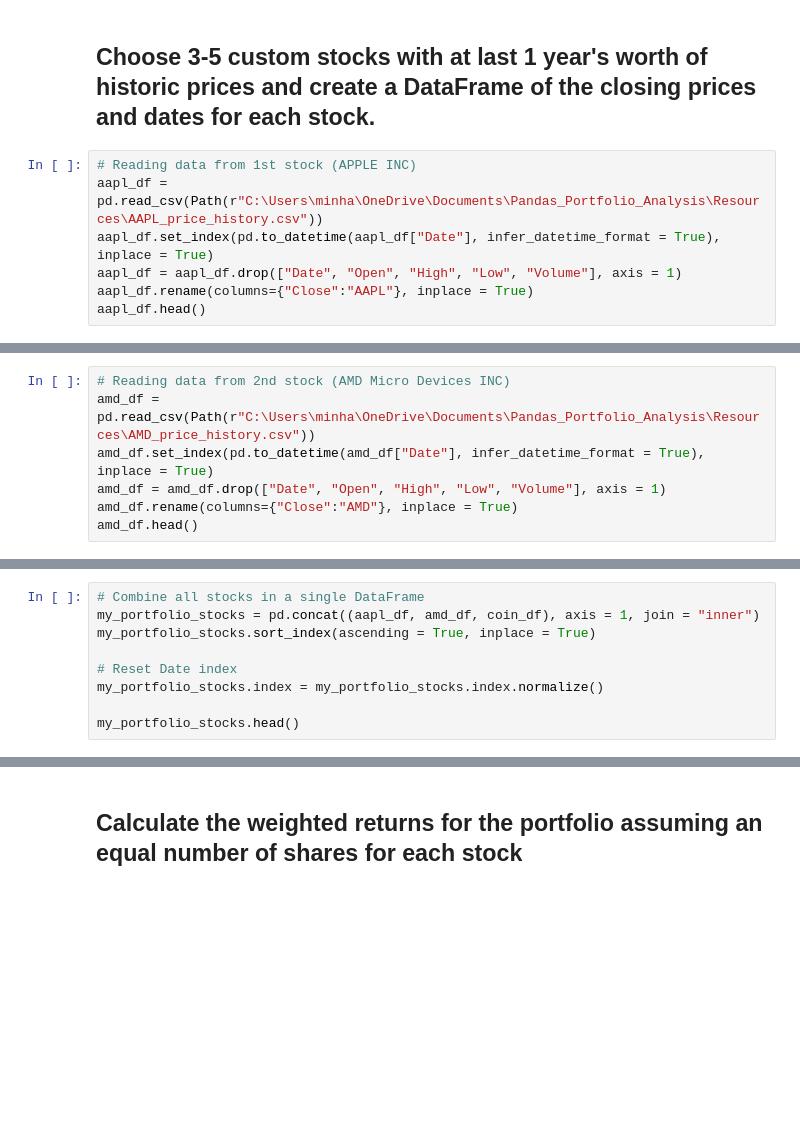
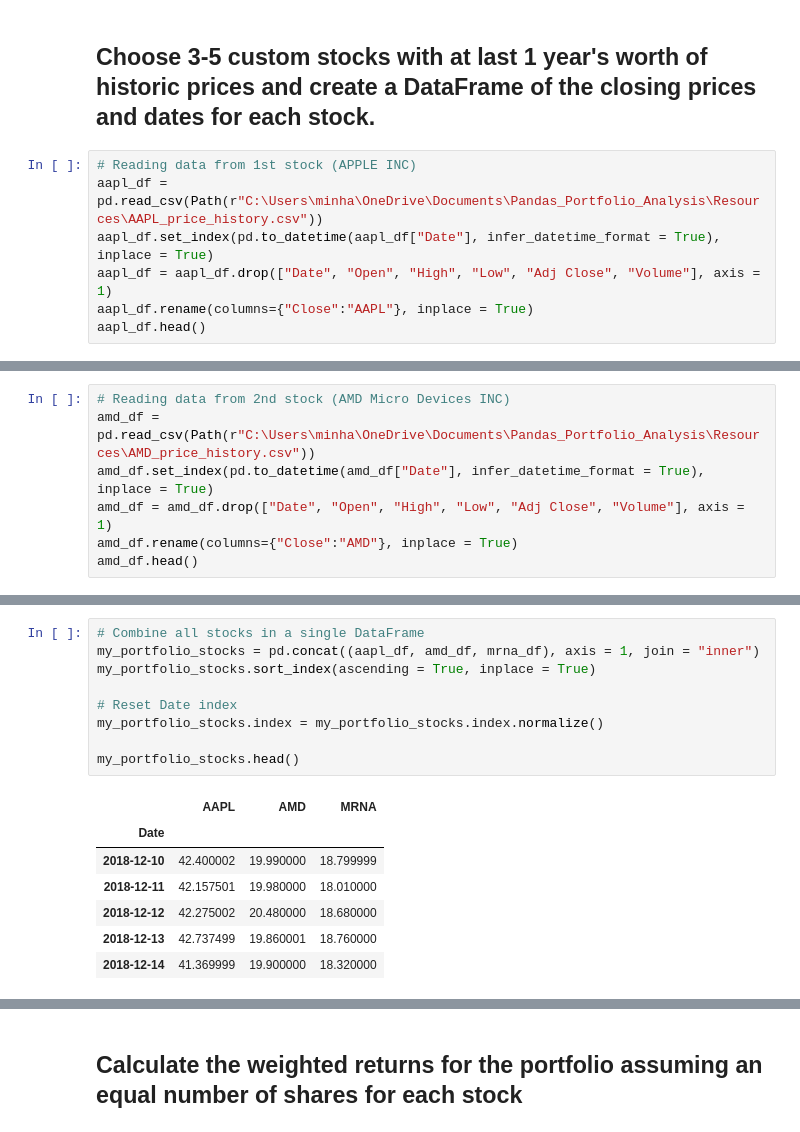
Before and after one commit to Mun-Min/Pandas_Portfolio_Analysis, a Jupyter notebook: main.ipynb, the cells around one changed output, grey strips where cells are left out. Drawn from its saved outputs; the diff is of its cells as text; blank space fills up the shorter version.

```diff
--- a/main.ipynb
+++ b/main.ipynb
@@ -232,6 +382,6 @@ In this section, you will build your own portfolio of stocks, calculate the retu
 # Reading data from 1st stock (APPLE INC)
 aapl_df = pd.read_csv(Path(r"C:\Users\minha\OneDrive\Documents\Pandas_Portfolio_Analysis\Resources\AAPL_price_history.csv"))
 aapl_df.set_index(pd.to_datetime(aapl_df["Date"], infer_datetime_format = True), inplace = True)
-aapl_df = aapl_df.drop(["Date", "Open", "High", "Low", "Volume"], axis = 1)
+aapl_df = aapl_df.drop(["Date", "Open", "High", "Low", "Adj Close", "Volume"], axis = 1)
 aapl_df.rename(columns={"Close":"AAPL"}, inplace = True)
 aapl_df.head()
@@ -239,6 +397,6 @@ aapl_df.head()
 # Reading data from 2nd stock (AMD Micro Devices INC)
 amd_df = pd.read_csv(Path(r"C:\Users\minha\OneDrive\Documents\Pandas_Portfolio_Analysis\Resources\AMD_price_history.csv"))
 amd_df.set_index(pd.to_datetime(amd_df["Date"], infer_datetime_format = True), inplace = True)
-amd_df = amd_df.drop(["Date", "Open", "High", "Low", "Volume"], axis = 1)
+amd_df = amd_df.drop(["Date", "Open", "High", "Low", "Adj Close", "Volume"], axis = 1)
 amd_df.rename(columns={"Close":"AMD"}, inplace = True)
 amd_df.head()
@@ -260,12 +442,20 @@ sp500_tsx_df.head()
 # %%
 # Combine all stocks in a single DataFrame
-my_portfolio_stocks = pd.concat((aapl_df, amd_df, coin_df), axis = 1, join = "inner")
+my_portfolio_stocks = pd.concat((aapl_df, amd_df, mrna_df), axis = 1, join = "inner")
 my_portfolio_stocks.sort_index(ascending = True, inplace = True)
 
 # Reset Date index
 my_portfolio_stocks.index = my_portfolio_stocks.index.normalize()
 
 my_portfolio_stocks.head()
+# %% [output]
+|  | AAPL | AMD | MRNA |
+| Date |  |  |  |
+| 2018-12-10 | 42.400002 | 19.990000 | 18.799999 |
+| 2018-12-11 | 42.157501 | 19.980000 | 18.010000 |
+| 2018-12-12 | 42.275002 | 20.480000 | 18.680000 |
+| 2018-12-13 | 42.737499 | 19.860001 | 18.760000 |
+| 2018-12-14 | 41.369999 | 19.900000 | 18.320000 |
 # %%
 # Calculate daily returns
 my_portfolio_returns = my_portfolio_stocks.pct_change()
```
Also changed, not shown: parts of 33 cells of this notebook, 5 other files.
